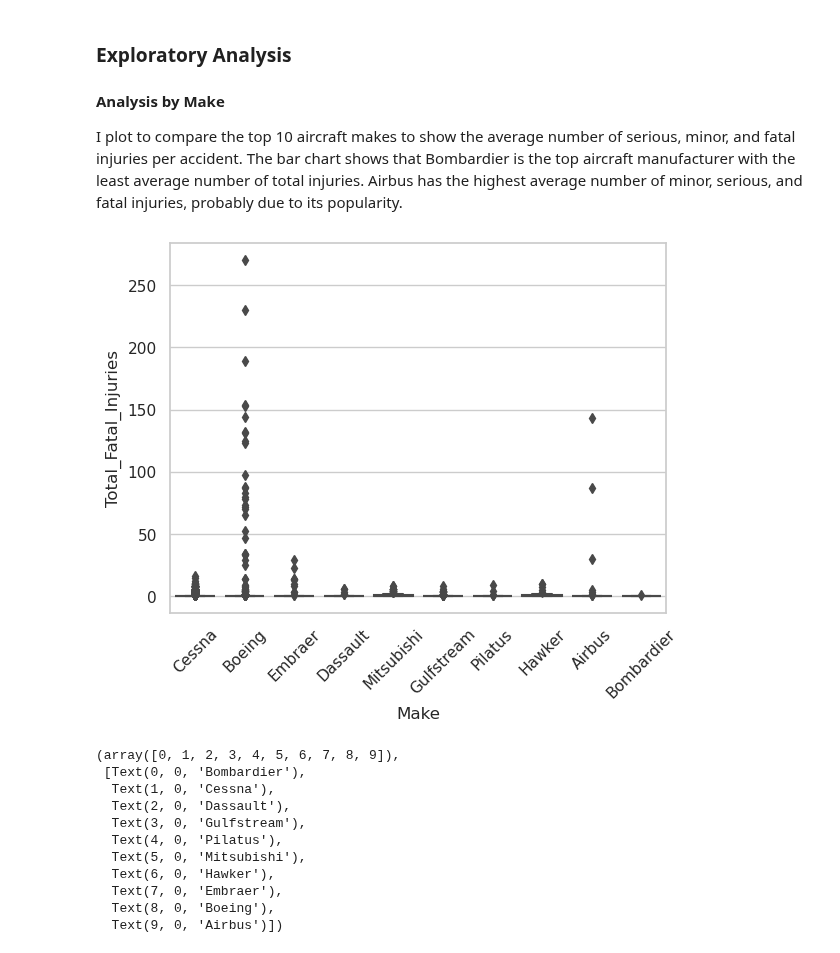
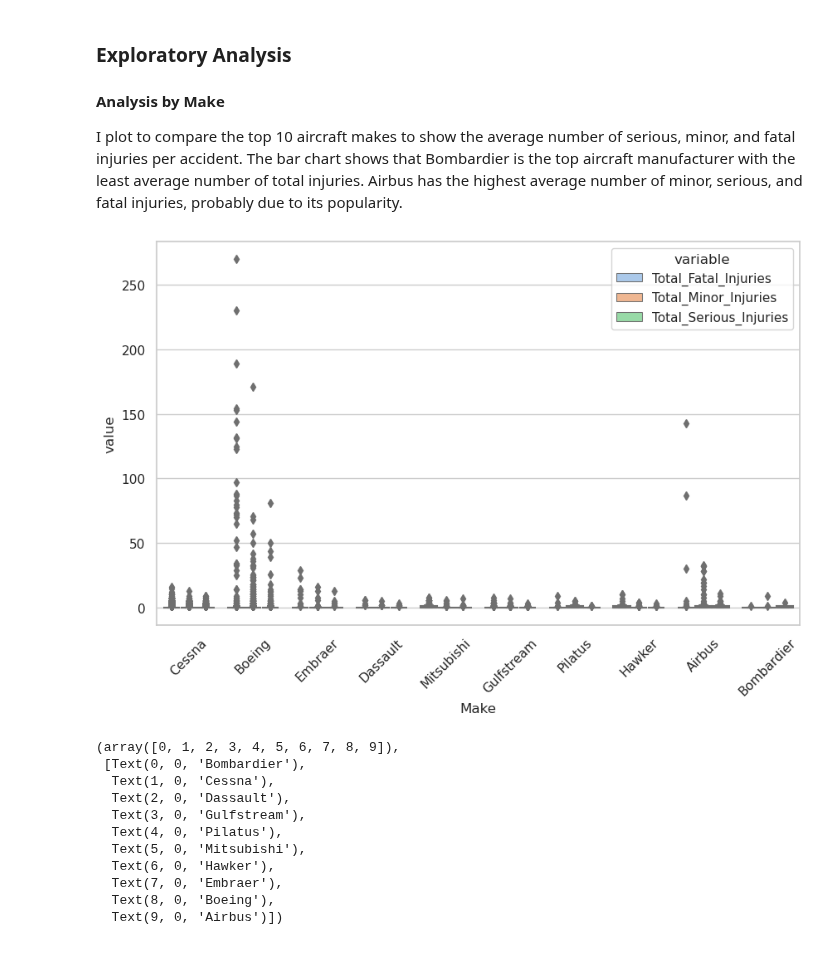
Before and after one commit to kev065/aviation-accidents, a Jupyter notebook: index.ipynb, the cells around one changed output. Drawn from its saved outputs; the diff is of its cells as text; code cells hidden in the pictures.

Commit message:
Add multi-variable outlier detection plot
- Add Total Serious and Total Minor Injuries for outlier detection

```diff
--- a/index.ipynb
+++ b/index.ipynb
@@ -332,11 +332,23 @@ filtered_df.to_csv('data/clean_data2.csv', index=False)
 I plot to compare the top 10 aircraft makes to show the average number of serious, minor, and fatal injuries per accident. The bar chart shows that Bombardier is the top aircraft manufacturer with the least average number of total injuries. Airbus has the highest average number of minor, serious, and fatal injuries, probably due to its popularity.
 # %%
 # Checking for Outliers
-sns.boxplot(x=filtered_df['Make'], y=filtered_df['Total_Fatal_Injuries'])
+# sns.boxplot(x=filtered_df['Make'], y=filtered_df['Total_Fatal_Injuries'])
+# plt.xticks(rotation=45)
+# plt.show()
+
+# Sets the color palette
+sns.set_palette('pastel')
+
+# Reshapes the DataFrame
+df_melted = pd.melt(filtered_df, id_vars=['Make'], value_vars=['Total_Fatal_Injuries', 'Total_Minor_Injuries', 'Total_Serious_Injuries'])
+
+# Creates the boxplot
+plt.figure(figsize=(10, 6))
+sns.boxplot(x='Make', y='value', hue='variable', data=df_melted)
 plt.xticks(rotation=45)
 plt.show()
 # %% [output]
-[figure, old version]
+[figure, new version]
 # %%
 # Plots a bar chart of Aircraft Make by Number of Injuries
 sns.set_theme(style='whitegrid', context='notebook')
```
